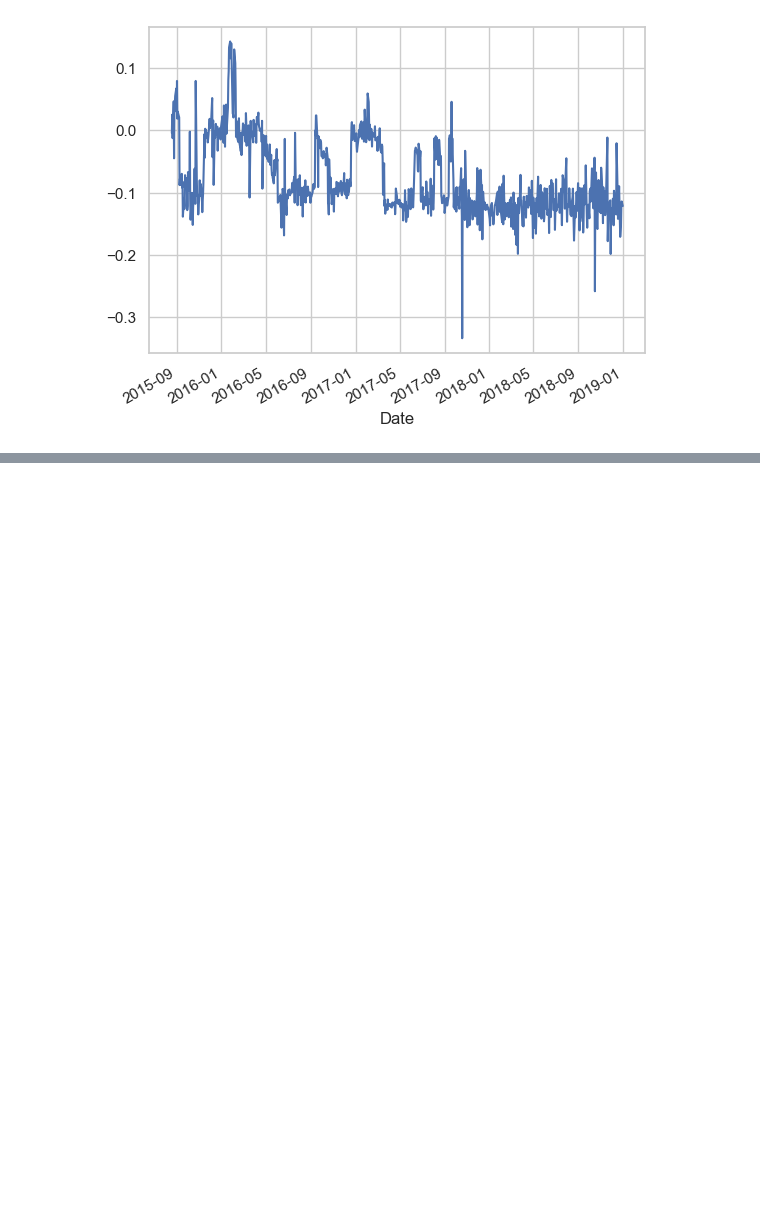
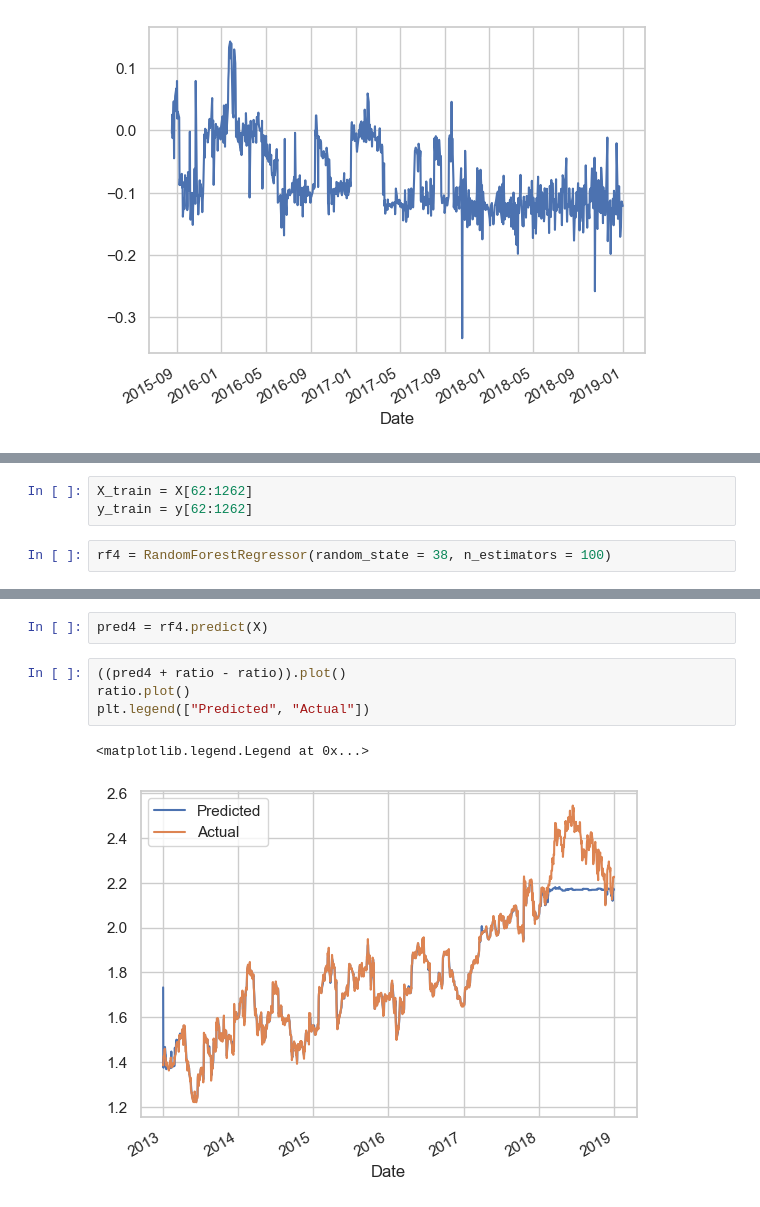
Before and after one commit to Amination-Gogia/Pairs-Trading-Dec-2024, a Jupyter notebook: Week-1/Assignment_attempt_2.ipynb, the cells around one changed output, grey strips where cells are left out. Saved outputs shown, nothing was run; the diff lists cells and outputs as text; blank space fills up the shorter version.

```diff
--- a/Week-1/Assignment_attempt_2.ipynb
+++ b/Week-1/Assignment_attempt_2.ipynb
@@ -477,0 +548,5 @@ ratio_change.plot()
+# %%
+X_train = X[62:1262]
+y_train = y[62:1262]
+# %%
+rf4 = RandomForestRegressor(random_state = 38, n_estimators = 100)
@@ -477,0 +557,9 @@ ratio_change.plot()
+# %%
+pred4 = rf4.predict(X)
+# %%
+((pred4 + ratio - ratio)).plot()
+ratio.plot()
+plt.legend(["Predicted", "Actual"])
+# %% [output]
+<matplotlib.legend.Legend at 0x...>
+[figure, added]
```
Also changed, not shown: parts of 21 cells of this notebook.
